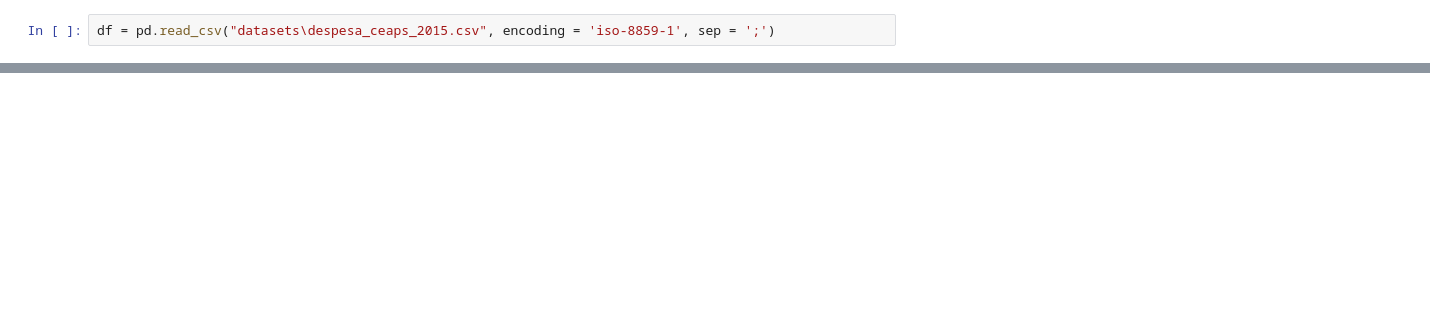
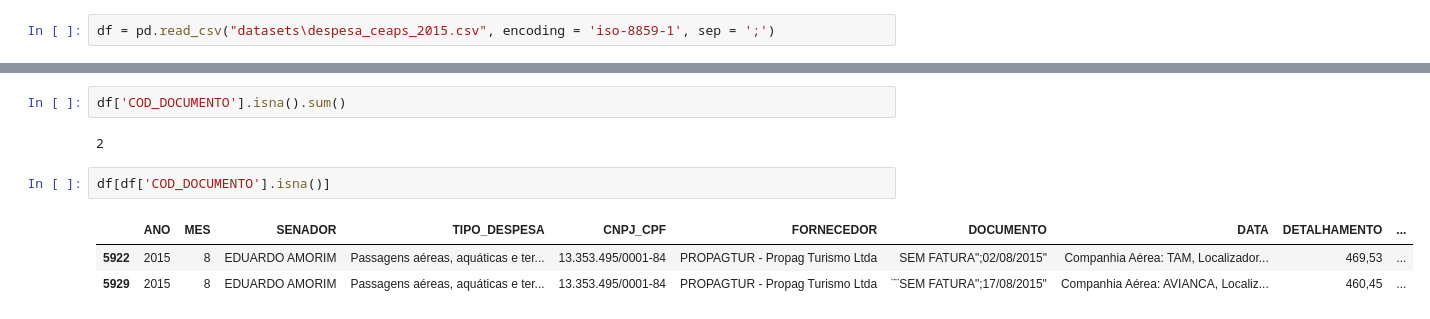
Before and after one commit to jvscursulim/7daysofcode_alura, a Jupyter notebook: ceaps.ipynb, the cells around one changed output, grey strips where cells are left out. Saved outputs shown, nothing was run; the diff lists cells and outputs as text; blank space fills up the shorter version.

```diff
--- a/ceaps.ipynb
+++ b/ceaps.ipynb
@@ -4,0 +130,10 @@ df = pd.read_csv("datasets\despesa_ceaps_2015.csv", encoding = 'iso-8859-1', sep
+# %%
+df['COD_DOCUMENTO'].isna().sum()
+# %% [output]
+2
+# %%
+df[df['COD_DOCUMENTO'].isna()]
+# %% [output]
+|  | ANO | MES | SENADOR | TIPO_DESPESA | CNPJ_CPF | FORNECEDOR | DOCUMENTO | DATA | DETALHAMENTO | ... |
+| 5922 | 2015 | 8 | EDUARDO AMORIM | Passagens aéreas, aquáticas e ter... | 13.353.495/0001-84 | PROPAGTUR - Propag Turismo Ltda | SEM FATURA";02/08/2015" | Companhia Aérea: TAM, Localizador... | 469,53 | ... |
+| 5929 | 2015 | 8 | EDUARDO AMORIM | Passagens aéreas, aquáticas e ter... | 13.353.495/0001-84 | PROPAGTUR - Propag Turismo Ltda | ¨¨SEM FATURA";17/08/2015" | Companhia Aérea: AVIANCA, Localiz... | 460,45 | ... |
```
Also changed, not shown: parts of 92 cells of this notebook, 3 other files.
